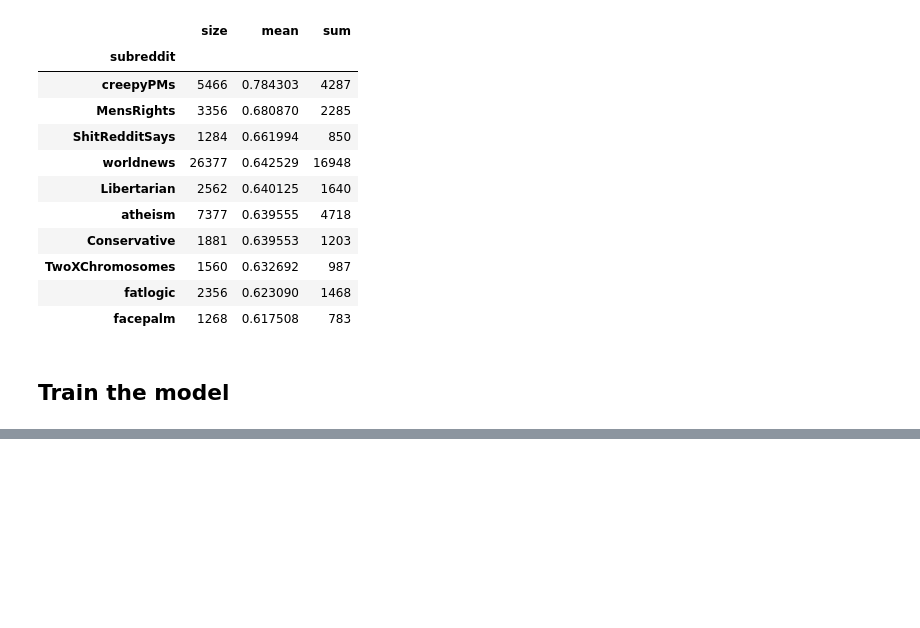
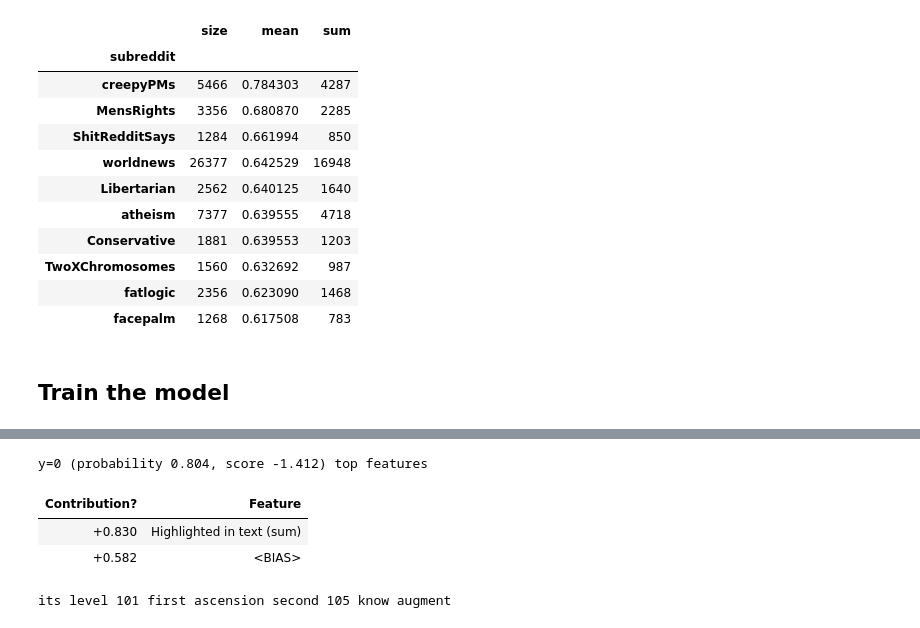
Before and after one commit to valazeinali/Natural-Language-Processing-, a Jupyter notebook: SarcasmDetection.ipynb, the cells around one changed output, grey strips where cells are left out. Cells and saved outputs as stored; diff of their text form; code cells hidden in the pictures; blank space fills up the shorter version.

```diff
--- a/SarcasmDetection.ipynb
+++ b/SarcasmDetection.ipynb
@@ -373,0 +471,11 @@ sub_df[sub_df['size'] > 1000].sort_values(by='mean', ascending=False).head(10)
+# %%
+#Non-Sarcastic Comments, y=0¶
+eli5.show_prediction(doc=df.iloc[283341,1],
+                     estimator=chosen_model.named_steps['logit'],
+                     vec = chosen_model.named_steps['tfidf'])
+# %% [output]
+y=0 (probability 0.804, score -1.412) top features
+| Contribution? | Feature |
+| +0.830 | Highlighted in text (sum) |
+| +0.582 | <BIAS> |
+its level 101 first ascension second 105 know augment
```
Also changed, not shown: parts of 21 cells of this notebook.
